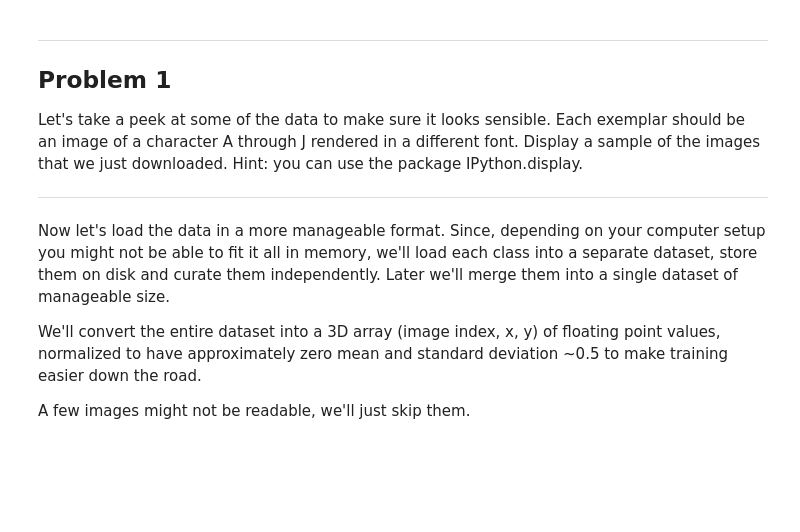
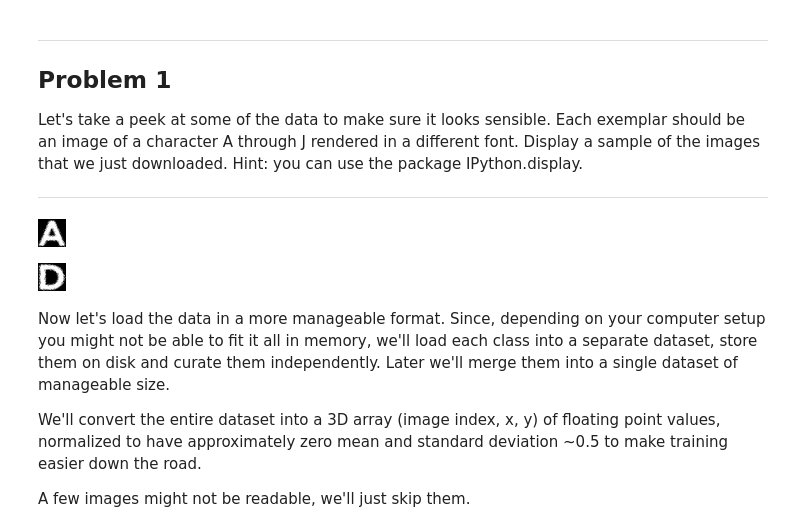
Before and after one commit to lizhang101/uddl-projects, a Jupyter notebook: udacity/1_notmnist.ipynb, the cells around one changed output. Drawn from its saved outputs; the diff is of its cells as text; code cells hidden in the pictures; blank space fills up the shorter version.

```diff
--- a/udacity/1_notmnist.ipynb
+++ b/udacity/1_notmnist.ipynb
@@ -118,6 +112,11 @@ Problem 1
 Let's take a peek at some of the data to make sure it looks sensible. Each exemplar should be an image of a character A through J rendered in a different font. Display a sample of the images that we just downloaded. Hint: you can use the package IPython.display.
 
 ---
+# %%
+display(Image("notMNIST_small/A/MDEtMDEtMDAudHRm.png"), Image("notMNIST_small/D/MDEtMDEtMDAudHRm.png"))
+# %% [output]
+[figure, added]
+[figure, added]
 # %% [markdown]
 Now let's load the data in a more manageable format. Since, depending on your computer setup you might not be able to fit it all in memory, we'll load each class into a separate dataset, store them on disk and curate them independently. Later we'll merge them into a single dataset of manageable size.
 
```
Also changed, not shown: parts of 16 cells of this notebook.
